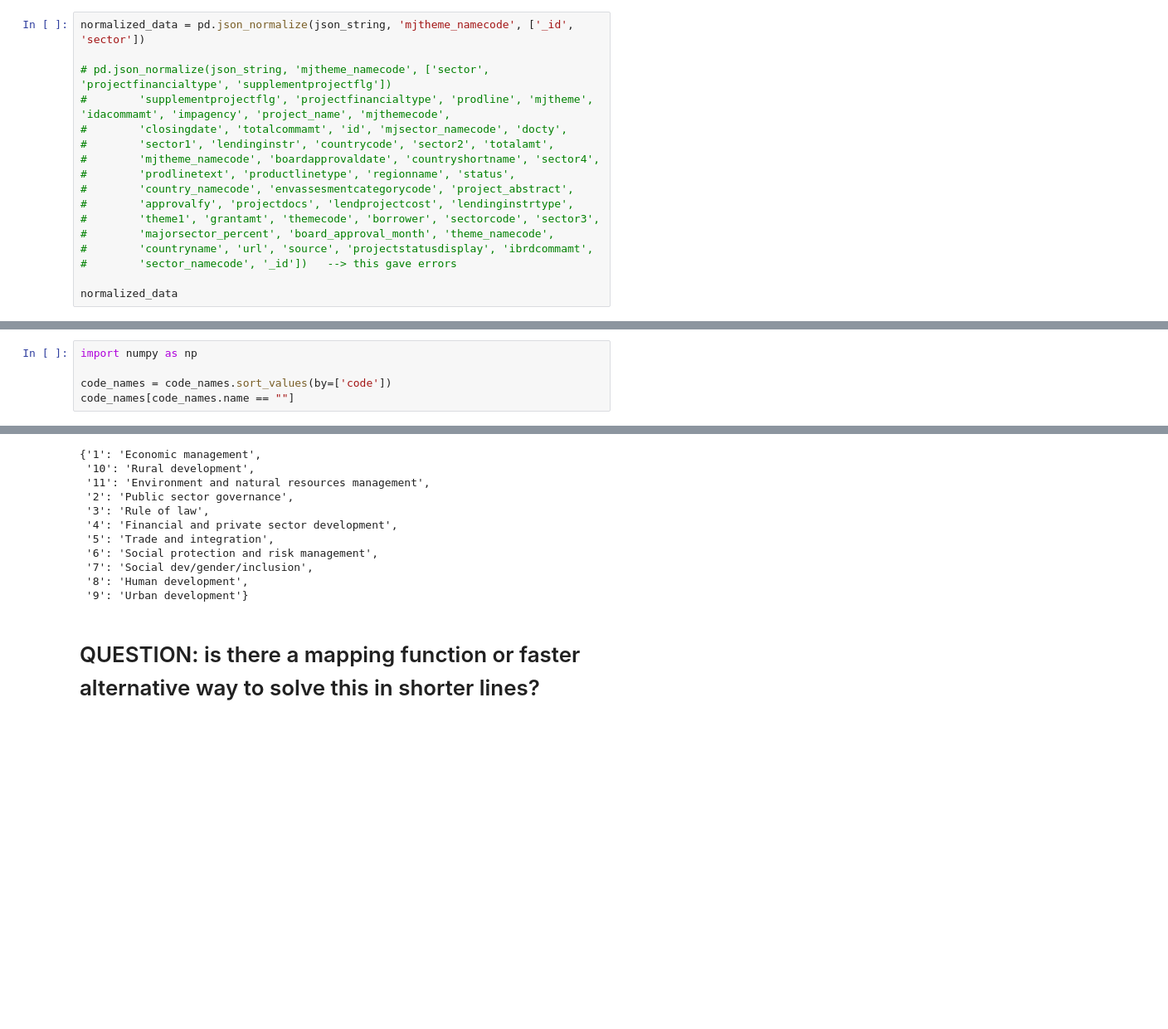
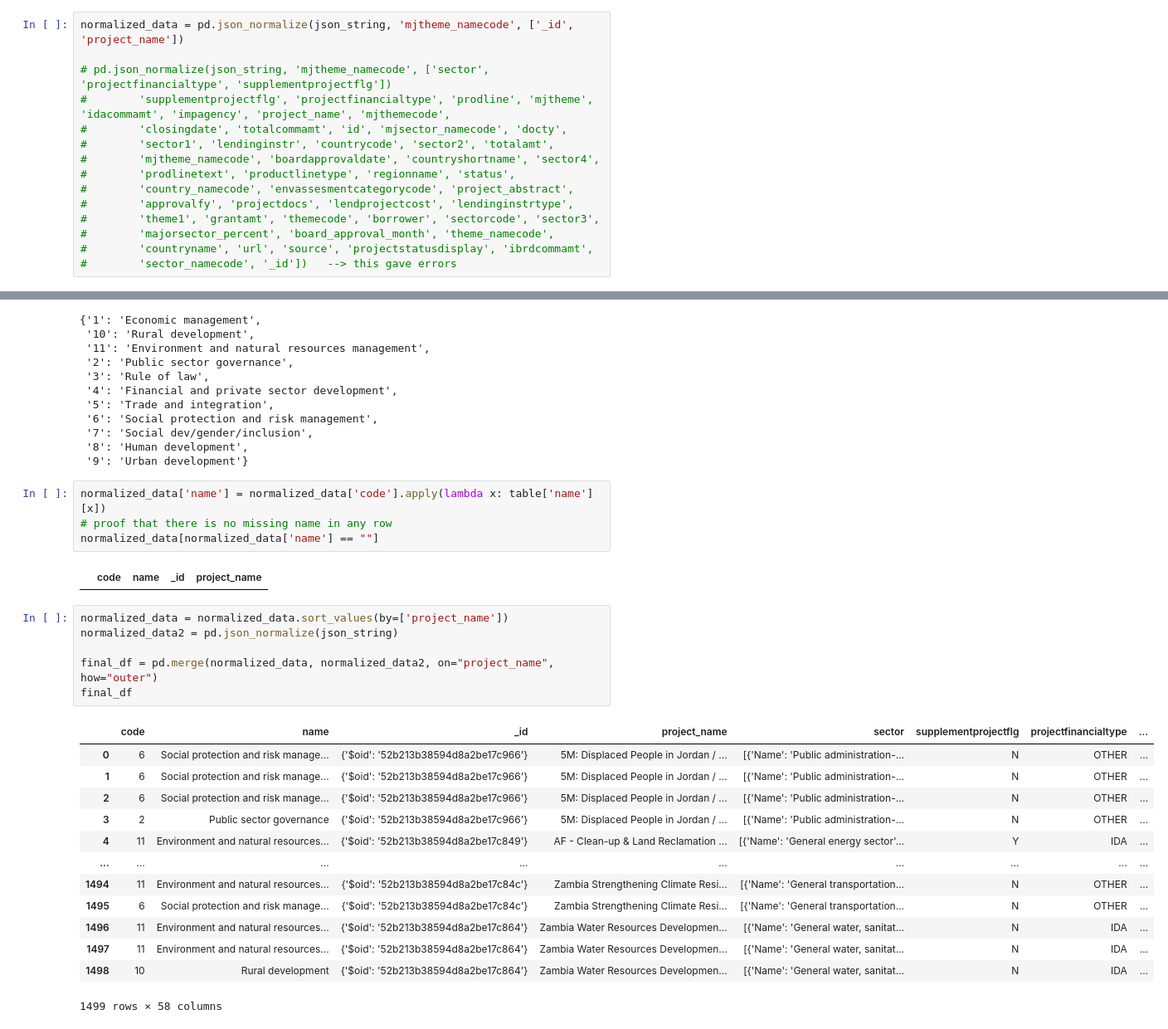
Before and after one commit to simng91/Springboard, a Jupyter notebook: miniProjects/5.4.4 Mini_Project_Wrangling_Json_Exercise.ipynb, the cells around one changed output, grey strips where cells are left out. Shown at 83% size. Cells and saved outputs as stored; diff of their text form; blank space fills up the shorter version.

Commit message:
updated 5.4.4 mini-project files and added 5.5.3 mini-project files

```diff
--- a/miniProjects/5.4.4 Mini_Project_Wrangling_Json_Exercise.ipynb
+++ b/miniProjects/5.4.4 Mini_Project_Wrangling_Json_Exercise.ipynb
@@ -148,5 +152,5 @@ Name: code, dtype: int64
 # %%
-normalized_data = pd.json_normalize(json_string, 'mjtheme_namecode', ['_id', 'sector'])
+normalized_data = pd.json_normalize(json_string, 'mjtheme_namecode', ['_id', 'project_name'])
 
 # pd.json_normalize(json_string, 'mjtheme_namecode', ['sector', 'projectfinancialtype', 'supplementprojectflg'])
 #        'supplementprojectflg', 'projectfinancialtype', 'prodline', 'mjtheme', 'idacommamt', 'impagency', 'project_name', 'mjthemecode',
@@ -160,5 +164,3 @@ normalized_data = pd.json_normalize(json_string, 'mjtheme_namecode', ['_id', 'se
 #        'majorsector_percent', 'board_approval_month', 'theme_namecode',
 #        'countryname', 'url', 'source', 'projectstatusdisplay', 'ibrdcommamt',
 #        'sector_namecode', '_id'])   --> this gave errors
-
-normalized_data
@@ -179,5 +166,0 @@ normalized_data
-# %%
-import numpy as np
-
-code_names = code_names.sort_values(by=['code'])
-code_names[code_names.name == ""]
@@ -212,6 +181,30 @@ table['name']
  '7': 'Social dev/gender/inclusion',
  '8': 'Human development',
  '9': 'Urban development'}
-# %% [markdown]
-# QUESTION: is there a mapping function or faster alternative way to solve this in shorter lines?
+# %%
+normalized_data['name'] = normalized_data['code'].apply(lambda x: table['name'][x])
+# proof that there is no missing name in any row
+normalized_data[normalized_data['name'] == ""]
+# %% [output]
+|  | code | name | _id | project_name |
+# %%
+normalized_data = normalized_data.sort_values(by=['project_name'])
+normalized_data2 = pd.json_normalize(json_string)
+
+final_df = pd.merge(normalized_data, normalized_data2, on="project_name", how="outer")
+final_df
+# %% [output]
+|  | code | name | _id | project_name | sector | supplementprojectflg | projectfinancialtype | ... |
+| 0 | 6 | Social protection and risk manage... | {'$oid': '52b213b38594d8a2be17c966'} | 5M: Displaced People in Jordan / ... | [{'Name': 'Public administration-... | N | OTHER | ... |
+| 1 | 6 | Social protection and risk manage... | {'$oid': '52b213b38594d8a2be17c966'} | 5M: Displaced People in Jordan / ... | [{'Name': 'Public administration-... | N | OTHER | ... |
+| 2 | 6 | Social protection and risk manage... | {'$oid': '52b213b38594d8a2be17c966'} | 5M: Displaced People in Jordan / ... | [{'Name': 'Public administration-... | N | OTHER | ... |
+| 3 | 2 | Public sector governance | {'$oid': '52b213b38594d8a2be17c966'} | 5M: Displaced People in Jordan / ... | [{'Name': 'Public administration-... | N | OTHER | ... |
+| 4 | 11 | Environment and natural resources... | {'$oid': '52b213b38594d8a2be17c849'} | AF - Clean-up & Land Reclamation ... | [{'Name': 'General energy sector'... | Y | IDA | ... |
+| ... | ... | ... | ... | ... | ... | ... | ... | ... |
+| 1494 | 11 | Environment and natural resources... | {'$oid': '52b213b38594d8a2be17c84c'} | Zambia Strengthening Climate Resi... | [{'Name': 'General transportation... | N | OTHER | ... |
+| 1495 | 6 | Social protection and risk manage... | {'$oid': '52b213b38594d8a2be17c84c'} | Zambia Strengthening Climate Resi... | [{'Name': 'General transportation... | N | OTHER | ... |
+| 1496 | 11 | Environment and natural resources... | {'$oid': '52b213b38594d8a2be17c864'} | Zambia Water Resources Developmen... | [{'Name': 'General water, sanitat... | N | IDA | ... |
+| 1497 | 11 | Environment and natural resources... | {'$oid': '52b213b38594d8a2be17c864'} | Zambia Water Resources Developmen... | [{'Name': 'General water, sanitat... | N | IDA | ... |
+| 1498 | 10 | Rural development | {'$oid': '52b213b38594d8a2be17c864'} | Zambia Water Resources Developmen... | [{'Name': 'General water, sanitat... | N | IDA | ... |
+1499 rows × 58 columns
 # %%
```
Also changed, not shown: parts of 8 cells of this notebook, 22 other files.
